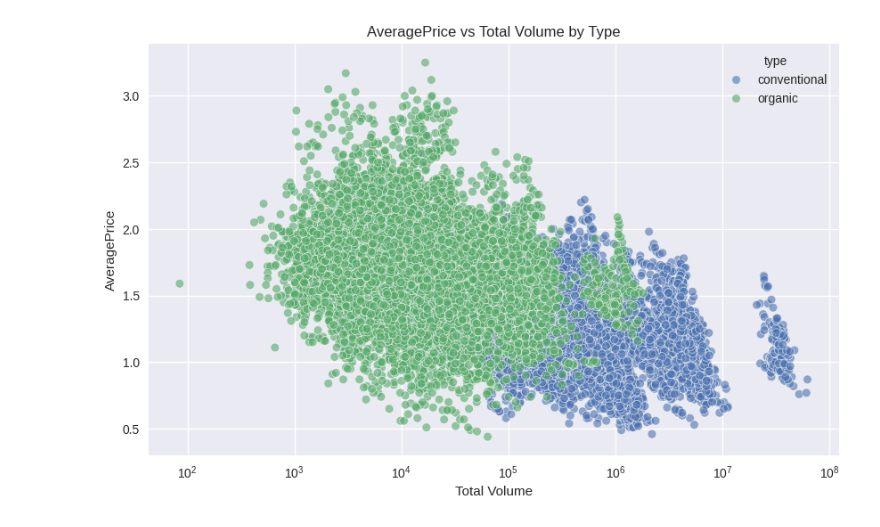
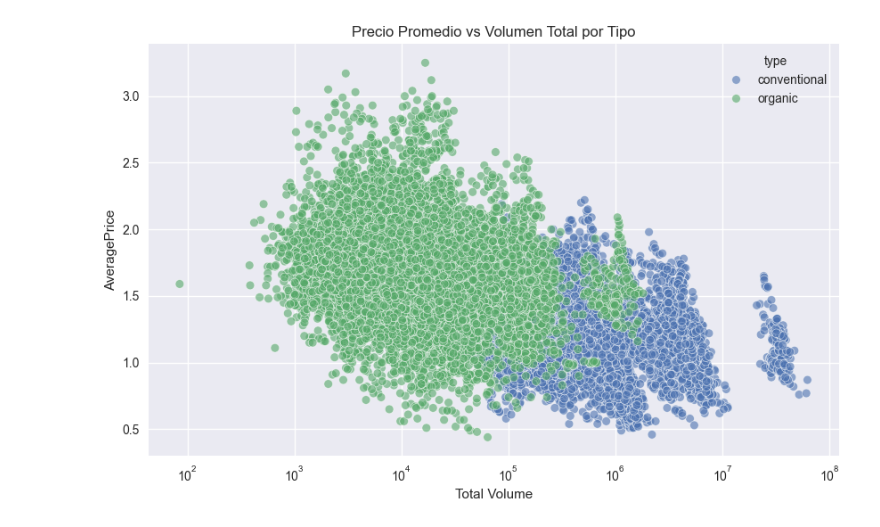
Before and after one commit to Esmeralda-RG/avocado_prices, a Jupyter notebook: avocado_prediction.ipynb, the cells around one changed output. Saved outputs shown, nothing was run; the diff lists cells and outputs as text; code cells hidden in the pictures.

```diff
--- a/avocado_prediction.ipynb
+++ b/avocado_prediction.ipynb
@@ -12,6 +20,5 @@ from sklearn.metrics import mean_squared_error, r2_score
 # %%
 plt.style.use('seaborn-v0_8')
+plt.rcParams['figure.figsize'] = (12, 6)
 
-df = pd.read_csv('data/avocado.csv')
-df['Date'] = pd.to_datetime(df['Date'])
-numerical_cols = ['AveragePrice', 'Total Volume', '4046', '4225', '4770', 'Total Bags', 'Small Bags', 'Large Bags']
+df = pd.read_csv('data/avocado.csv', parse_dates=['Date'])
@@ -58,11 +171,11 @@ plt.show()
 # %%
 # Diagrama de dispersión entre 'AveragePrice' y 'Total Volume'
 
 plt.figure(figsize=(10, 6))
-
-sns.scatterplot(data=df, x='Total Volume', y='AveragePrice', hue='type', alpha=0.6)
-plt.title('AveragePrice vs Total Volume by Type')
+df_scatter = df[df['Total Volume'] > 0]
+sns.scatterplot(data=df_scatter, x='Total Volume', y='AveragePrice', hue='type', alpha=0.6)
+plt.title('Precio Promedio vs Volumen Total por Tipo')
 plt.xscale('log')
 plt.show()
 # %% [output]
-[figure, old version]
+[figure, new version]
```
Also changed, not shown: parts of 23 cells of this notebook.
